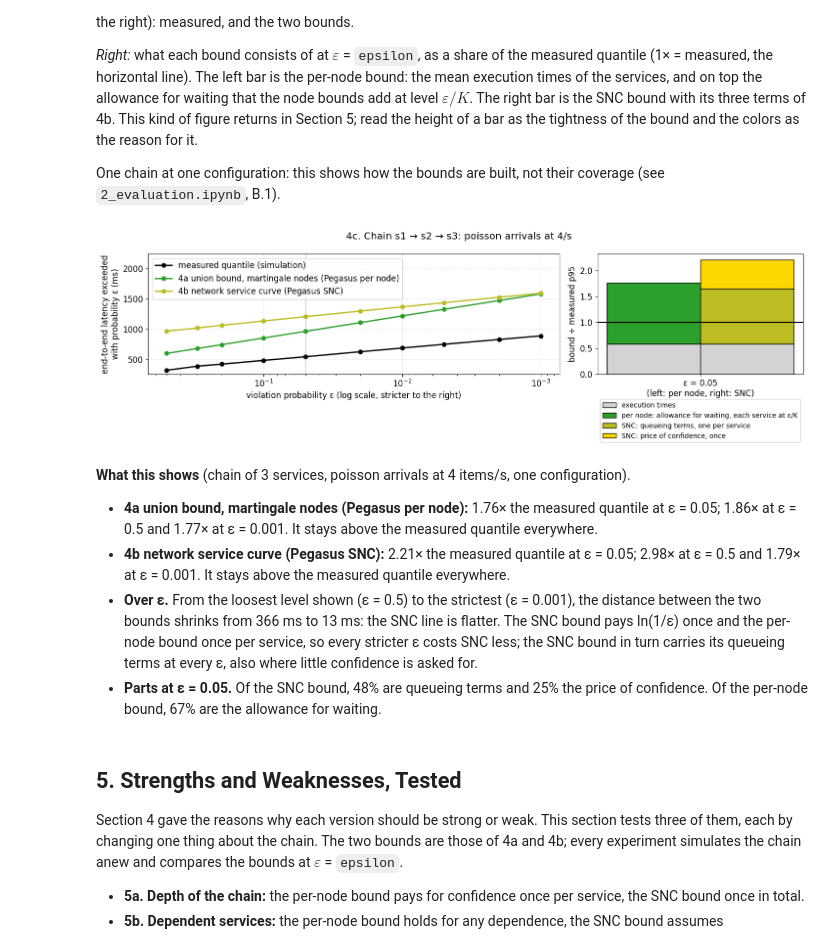
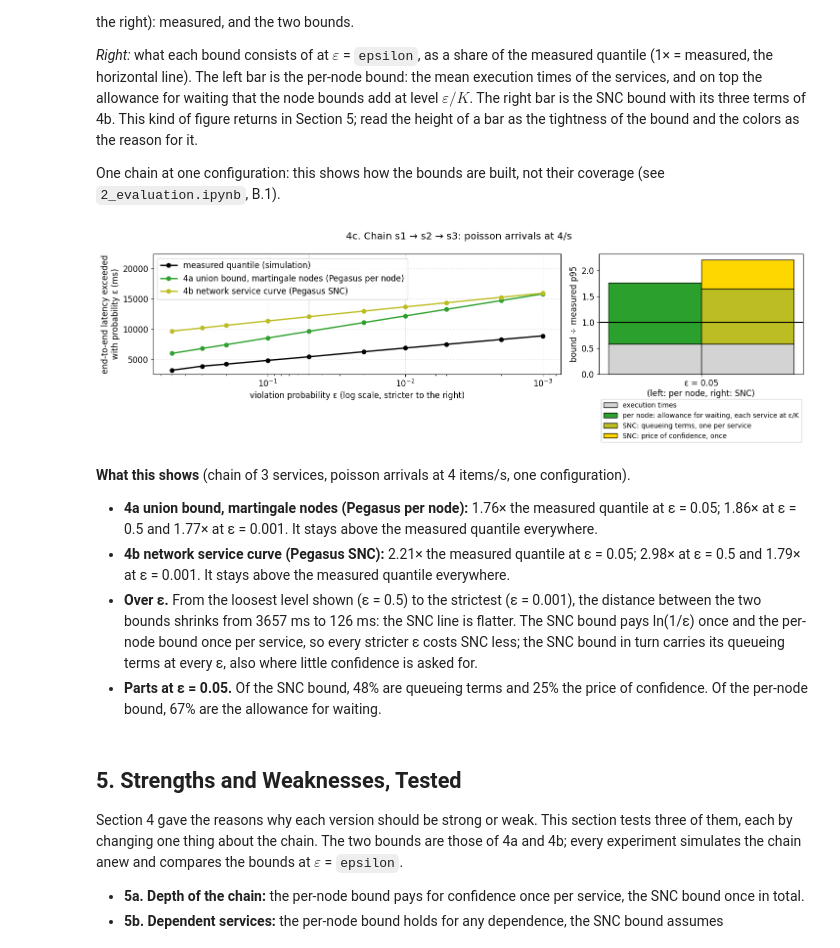
Before and after one commit to borissedlak/composable-autonomous-offerings, a Jupyter notebook: notebooks/tsc/explain_3_how_pegasus_bounds_compose.ipynb, the cells around one changed output. Drawn from its saved outputs; the diff is of its cells as text; code cells hidden in the pictures.

```diff
--- a/notebooks/tsc/explain_3_how_pegasus_bounds_compose.ipynb
+++ b/notebooks/tsc/explain_3_how_pegasus_bounds_compose.ipynb
@@ -514,46 +514,46 @@ def parts_figure(ax, labels, mean_sums, per_node, snc_parts, measured):
 
 
 fig, (ax_curve, ax_parts) = plt.subplots(1, 2, figsize=(15, 4.8), gridspec_kw=dict(width_ratios=[2, 1]))
-ax_curve.semilogx(epsilons, chain_measured * 1e3, "o-", color="black", linewidth=2, label="measured quantile (simulation)")
+ax_curve.semilogx(epsilons, chain_measured * 1e4, "o-", color="black", linewidth=2, label="measured quantile (simulation)")
 for name, curve in chain_curves.items():
-    ax_curve.semilogx(epsilons, curve * 1e3, "o-", color=chain_colors[name], linewidth=2, label=name)
+    ax_curve.semilogx(epsilons, curve * 1e4, "o-", color=chain_colors[name], linewidth=2, label=name)
 ax_curve.axvline(epsilon, color="gray", linestyle=":", linewidth=1)
 ax_curve.invert_xaxis()
 ax_curve.set_xlabel("violation probability ε (log scale, stricter to the right)")
 ax_curve.set_ylabel("end-to-end latency exceeded\nwith probability ε (ms)")
 ax_curve.set_ylim(top=1.35 * ax_curve.get_ylim()[1])   # room for the legend above the curves
 ax_curve.legend(loc="upper left")
 ax_curve.grid(True, linestyle=":", alpha=0.6)
 chain_terms = snc_terms(means3, sds3, epsilon, **arrivals)
 parts_figure(ax_parts, [f"ε = {epsilon:g}\n(left: per node, right: SNC)"], [means3.sum()], [chain_curves[PER_NODE][at_eps]],
              [[term] for term in chain_terms], [chain_measured[at_eps]])
 ax_parts.legend(loc="upper center", bbox_to_anchor=(0.5, -0.18), fontsize=10)
 fig.suptitle(f"4c. Chain s1 → s2 → s3: {arrivals['process']} arrivals at {arrival_rate:g}/s")
 plt.tight_layout()
 plt.show()
 
 chain_ratio = {name: curve / chain_measured for name, curve in chain_curves.items()}
 display(Markdown(
     f"**What this shows** (chain of {K3} services, {arrivals['process']} arrivals at {arrival_rate:g} items/s, one configuration).\n"
     + "".join(f"- **{name}:** {ratio[at_eps]:.2f}× the measured quantile at ε = {epsilon:g}; {ratio[0]:.2f}× at ε = {epsilons[0]:g} and "
               f"{ratio[-1]:.2f}× at ε = {epsilons[-1]:g}. "
               f"{'It stays above the measured quantile everywhere.' if ratio.min() >= 1 else 'It falls below the measured quantile somewhere.'}\n"
               for name, ratio in chain_ratio.items())
     + f"- **Over ε.** From the loosest level shown (ε = {epsilons[0]:g}) to the strictest (ε = {epsilons[-1]:g}), the distance between the two "
-    f"bounds shrinks from {(chain_curves[SNC][0] - chain_curves[PER_NODE][0]) * 1e3:.0f} ms to "
-    f"{(chain_curves[SNC][-1] - chain_curves[PER_NODE][-1]) * 1e3:.0f} ms: the SNC line is flatter. The SNC bound pays ln(1/ε) once and the "
+    f"bounds shrinks from {(chain_curves[SNC][0] - chain_curves[PER_NODE][0]) * 1e4:.0f} ms to "
+    f"{(chain_curves[SNC][-1] - chain_curves[PER_NODE][-1]) * 1e4:.0f} ms: the SNC line is flatter. The SNC bound pays ln(1/ε) once and the "
     f"per-node bound once per service, so every stricter ε costs SNC less; the SNC bound in turn carries its queueing terms at every ε, also "
     f"where little confidence is asked for.\n"
     f"- **Parts at ε = {epsilon:g}.** Of the SNC bound, {chain_terms[1] / sum(chain_terms):.0%} are queueing terms and "
     f"{chain_terms[2] / sum(chain_terms):.0%} the price of confidence. Of the per-node bound, "
     f"{1 - means3.sum() / chain_curves[PER_NODE][at_eps]:.0%} are the allowance for waiting."
 ))
 # %% [output]
-[figure, old version]
+[figure, new version]
 **What this shows** (chain of 3 services, poisson arrivals at 4 items/s, one configuration).
 - **4a union bound, martingale nodes (Pegasus per node):** 1.76× the measured quantile at ε = 0.05; 1.86× at ε = 0.5 and 1.77× at ε = 0.001. It stays above the measured quantile everywhere.
 - **4b network service curve (Pegasus SNC):** 2.21× the measured quantile at ε = 0.05; 2.98× at ε = 0.5 and 1.79× at ε = 0.001. It stays above the measured quantile everywhere.
-- **Over ε.** From the loosest level shown (ε = 0.5) to the strictest (ε = 0.001), the distance between the two bounds shrinks from 366 ms to 13 ms: the SNC line is flatter. The SNC bound pays ln(1/ε) once and the per-node bound once per service, so every stricter ε costs SNC less; the SNC bound in turn carries its queueing terms at every ε, also where little confidence is asked for.
+- **Over ε.** From the loosest level shown (ε = 0.5) to the strictest (ε = 0.001), the distance between the two bounds shrinks from 3657 ms to 126 ms: the SNC line is flatter. The SNC bound pays ln(1/ε) once and the per-node bound once per service, so every stricter ε costs SNC less; the SNC bound in turn carries its queueing terms at every ε, also where little confidence is asked for.
 - **Parts at ε = 0.05.** Of the SNC bound, 48% are queueing terms and 25% the price of confidence. Of the per-node bound, 67% are the allowance for waiting.
 # %% [markdown]
 ## 5. Strengths and Weaknesses, Tested
```
Also changed, not shown: parts of 1 cell of this notebook, 11 other files.
